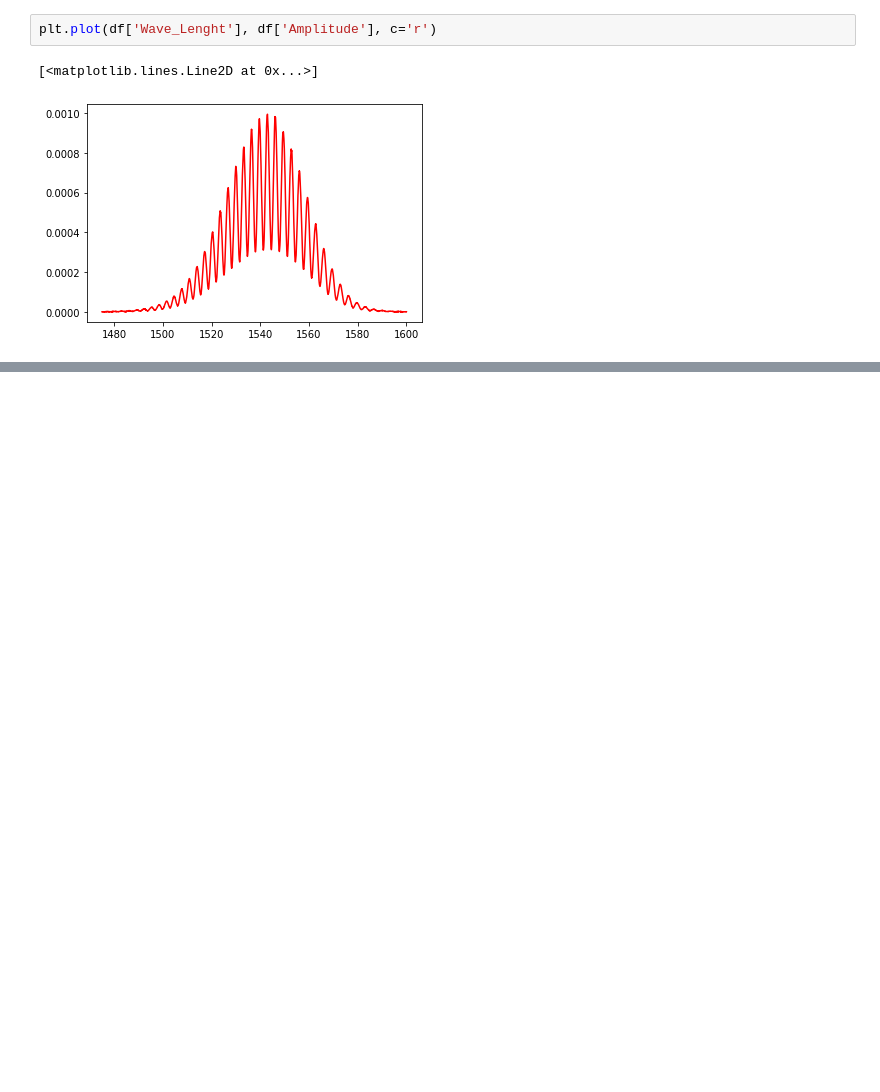
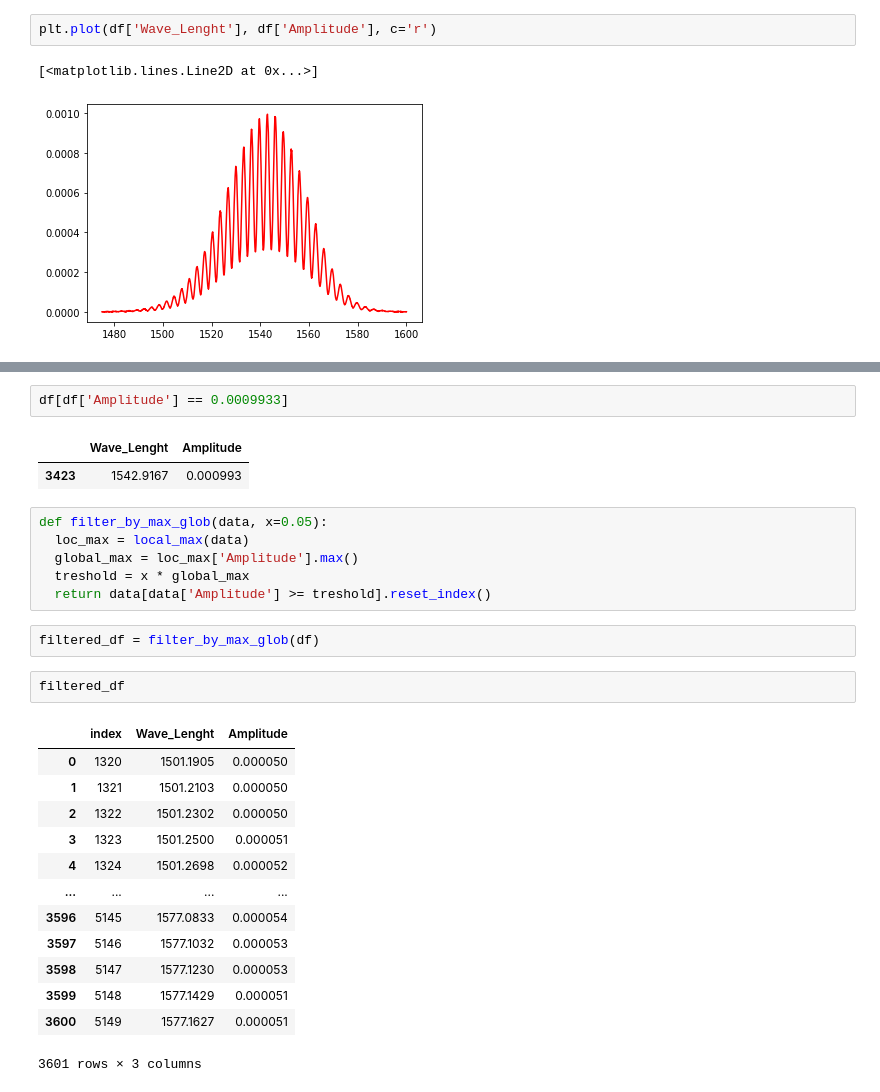
Before and after one commit to MikiKru/ATENA_bioinformatics, a Jupyter notebook: interferograms_atena.ipynb, the cells around one changed output, grey strips where cells are left out. Saved outputs shown, nothing was run; the diff lists cells and outputs as text; blank space fills up the shorter version.

```diff
--- a/interferograms_atena.ipynb
+++ b/interferograms_atena.ipynb
@@ -68,0 +104,29 @@ plt.plot(df['Wave_Lenght'], df['Amplitude'], c='r')
+# %%
+df[df['Amplitude'] == 0.0009933]
+# %% [output]
+|  | Wave_Lenght | Amplitude |
+| 3423 | 1542.9167 | 0.000993 |
+# %%
+def filter_by_max_glob(data, x=0.05):
+  loc_max = local_max(data)
+  global_max = loc_max['Amplitude'].max()
+  treshold = x * global_max
+  return data[data['Amplitude'] >= treshold].reset_index()
+# %%
+filtered_df = filter_by_max_glob(df)
+# %%
+filtered_df
+# %% [output]
+|  | index | Wave_Lenght | Amplitude |
+| 0 | 1320 | 1501.1905 | 0.000050 |
+| 1 | 1321 | 1501.2103 | 0.000050 |
+| 2 | 1322 | 1501.2302 | 0.000050 |
+| 3 | 1323 | 1501.2500 | 0.000051 |
+| 4 | 1324 | 1501.2698 | 0.000052 |
+| ... | ... | ... | ... |
+| 3596 | 5145 | 1577.0833 | 0.000054 |
+| 3597 | 5146 | 1577.1032 | 0.000053 |
+| 3598 | 5147 | 1577.1230 | 0.000053 |
+| 3599 | 5148 | 1577.1429 | 0.000051 |
+| 3600 | 5149 | 1577.1627 | 0.000051 |
+3601 rows × 3 columns
```
Also changed, not shown: parts of 21 cells of this notebook.
